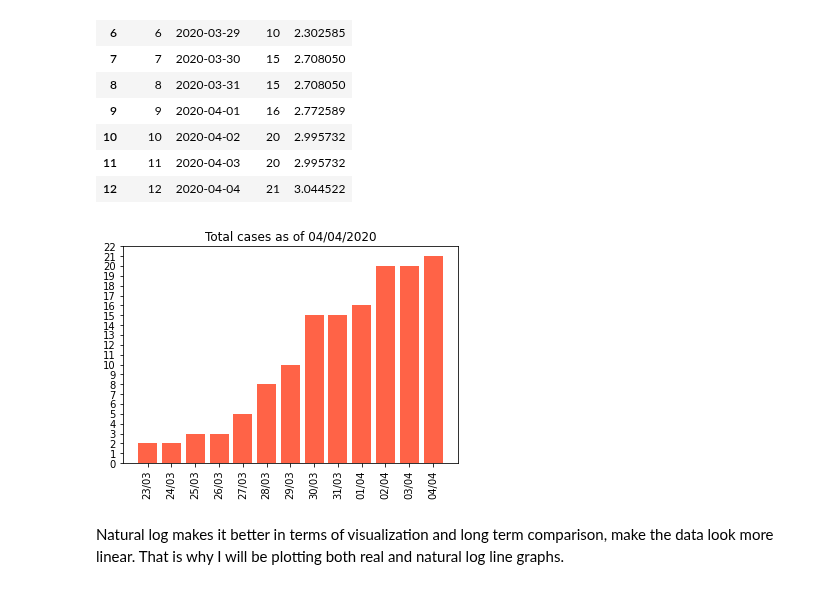
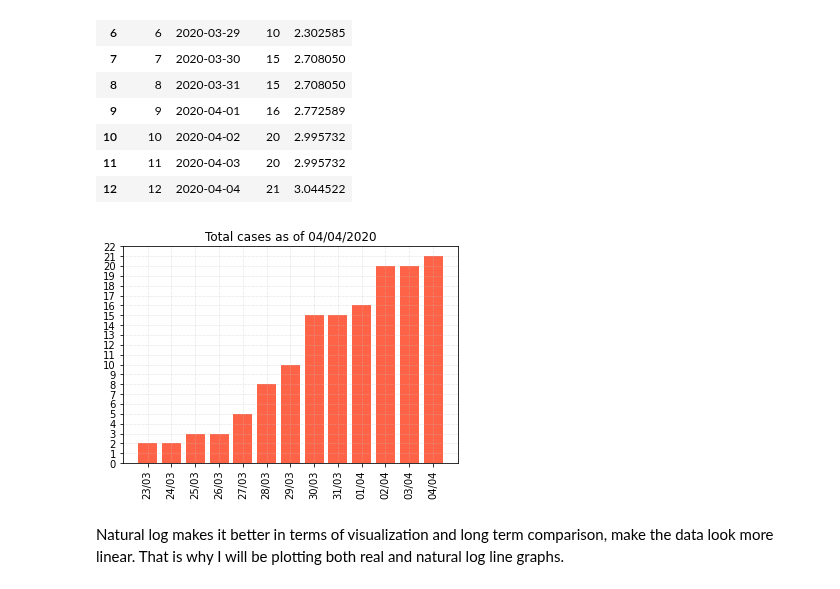
Before and after one commit to finerbrighterlighter/myanmar_covid19, a Jupyter notebook: exponential_growth.ipynb, the cells around one changed output. Cells and saved outputs as stored; diff of their text form; code cells hidden in the pictures.

```diff
--- a/exponential_growth.ipynb
+++ b/exponential_growth.ipynb
@@ -258,21 +270,24 @@ confirmed_df
 | 11 | 11 | 2020-04-03 | 20 | 2.995732 |
 | 12 | 12 | 2020-04-04 | 21 | 3.044522 |
 # %%
+fig, ax = plt.subplots()
+ax.grid(linestyle=':', linewidth='0.5', color='silver')
+
 xindex = np.arange(len(pd.date_range(start=confirmed_df.Date.min(), end=confirmed_df.Date.max())))
 
 plt.xticks(xindex,pd.date_range(start=confirmed_df.Date.min(), end=confirmed_df.Date.max()).strftime('%d/%m'), fontsize=10, rotation=90)
 plt.gca().yaxis.set_major_locator(mticker.MultipleLocator(1))
 
 plt.bar(xindex, confirmed_df["Case"], color = "tomato")
 
 plt.title("Total cases as of "+str(spread_trend_df.date.max().strftime("%d/%m/%Y")))
 
 tot_cases = str(df["ann_date"][df.index[-1]])+"_total_cases.svg"
 plt.savefig(tot_cases, bbox_inches = "tight")
 plt.show()
 files.download(tot_cases)
 # %% [output]
-[figure, old version]
+[figure, new version]
 # %% [markdown]
 Natural log makes it better in terms of visualization and long term comparison, make the data look more linear. That is why I will be plotting both real and natural log line graphs.
 # %% [markdown]
```
Also changed, not shown: parts of 8 cells of this notebook.
